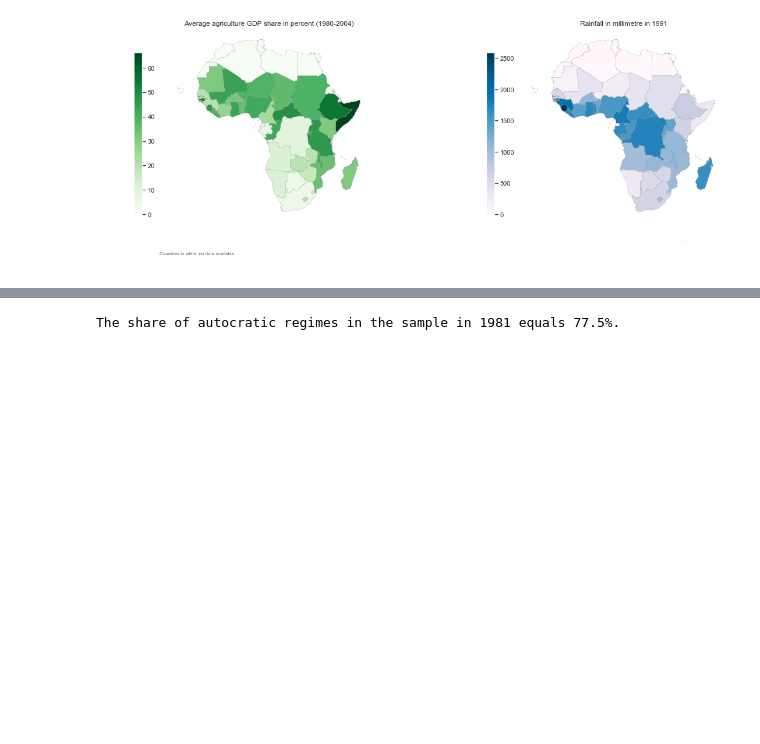
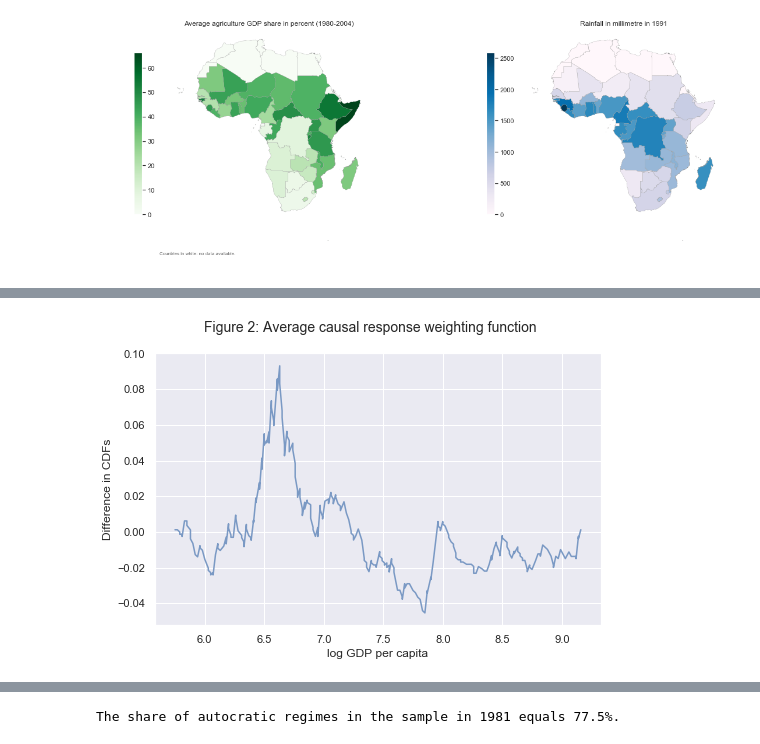
Before and after one commit to maxschae/student-project-maxschae, a Jupyter notebook: student_project.ipynb, the cells around one changed output, grey strips where cells are left out. Cells and saved outputs as stored; diff of their text form; code cells hidden in the pictures; blank space fills up the shorter version.

```diff
--- a/student_project.ipynb
+++ b/student_project.ipynb
@@ -413,0 +421,4 @@ Since for the main analysis GDP per capita as continuous variable is used as tre
+# %%
+plot_acr_weighting_fct('lgdp_l2')
+# %% [output]
+[figure, added]
```
Also changed, not shown: parts of 79 cells of this notebook.
